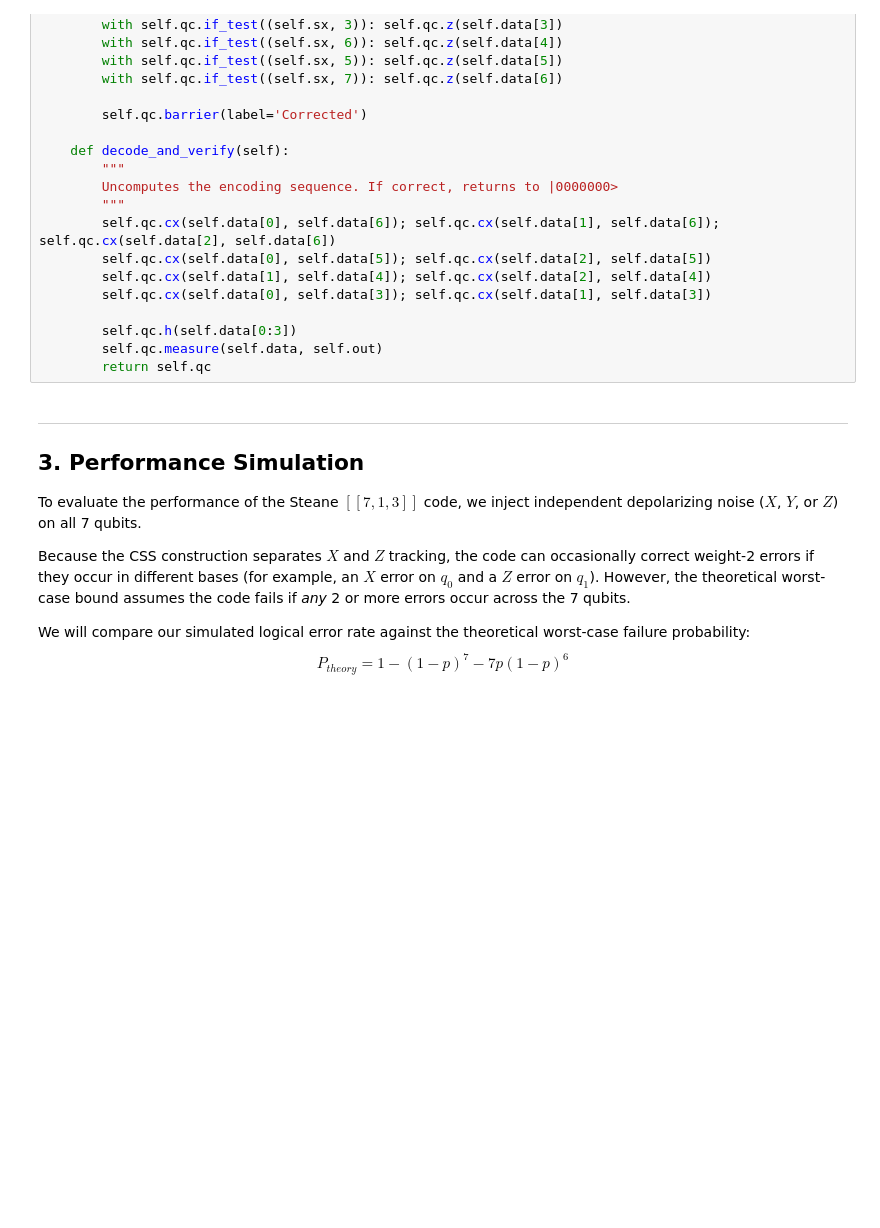
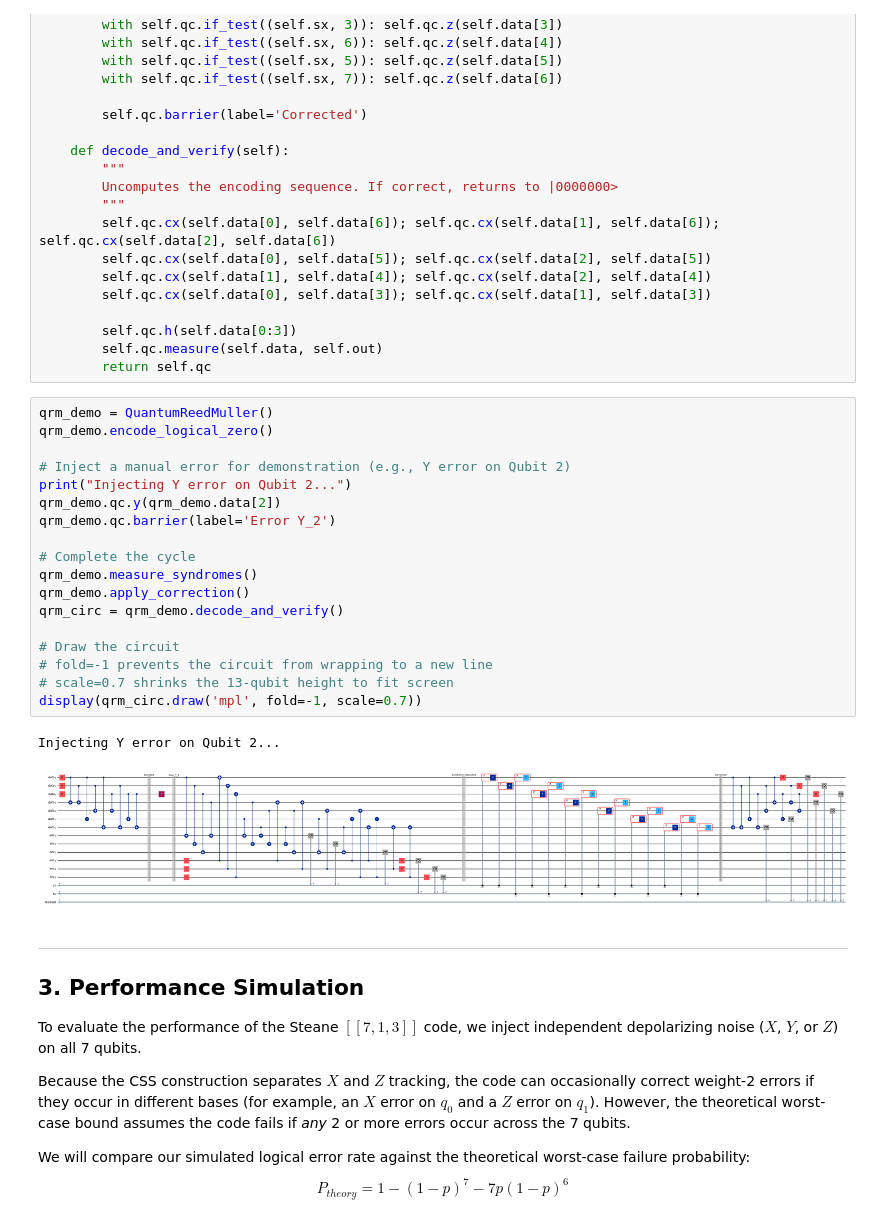
Before and after one commit to kimmseo/FYP-Algebraic-Methods-for-QEC, a Jupyter notebook: quantum_reed_muller.ipynb, the cells around one changed output. Saved outputs shown, nothing was run; the diff lists cells and outputs as text; blank space fills up the shorter version.

```diff
--- a/quantum_reed_muller.ipynb
+++ b/quantum_reed_muller.ipynb
@@ -161,6 +161,27 @@ class QuantumReedMuller:
         self.qc.h(self.data[0:3])
         self.qc.measure(self.data, self.out)
         return self.qc
+# %%
+qrm_demo = QuantumReedMuller()
+qrm_demo.encode_logical_zero()
+
+# Inject a manual error for demonstration (e.g., Y error on Qubit 2)
+print("Injecting Y error on Qubit 2...")
+qrm_demo.qc.y(qrm_demo.data[2])
+qrm_demo.qc.barrier(label='Error Y_2')
+
+# Complete the cycle
+qrm_demo.measure_syndromes()
+qrm_demo.apply_correction()
+qrm_circ = qrm_demo.decode_and_verify()
+
+# Draw the circuit
+# fold=-1 prevents the circuit from wrapping to a new line
+# scale=0.7 shrinks the 13-qubit height to fit screen
+display(qrm_circ.draw('mpl', fold=-1, scale=0.7))
+# %% [output]
+Injecting Y error on Qubit 2...
+[figure, added]
 # %% [markdown]
 ---
 
```
Also changed, not shown: parts of 2 cells of this notebook, 1 other file.
